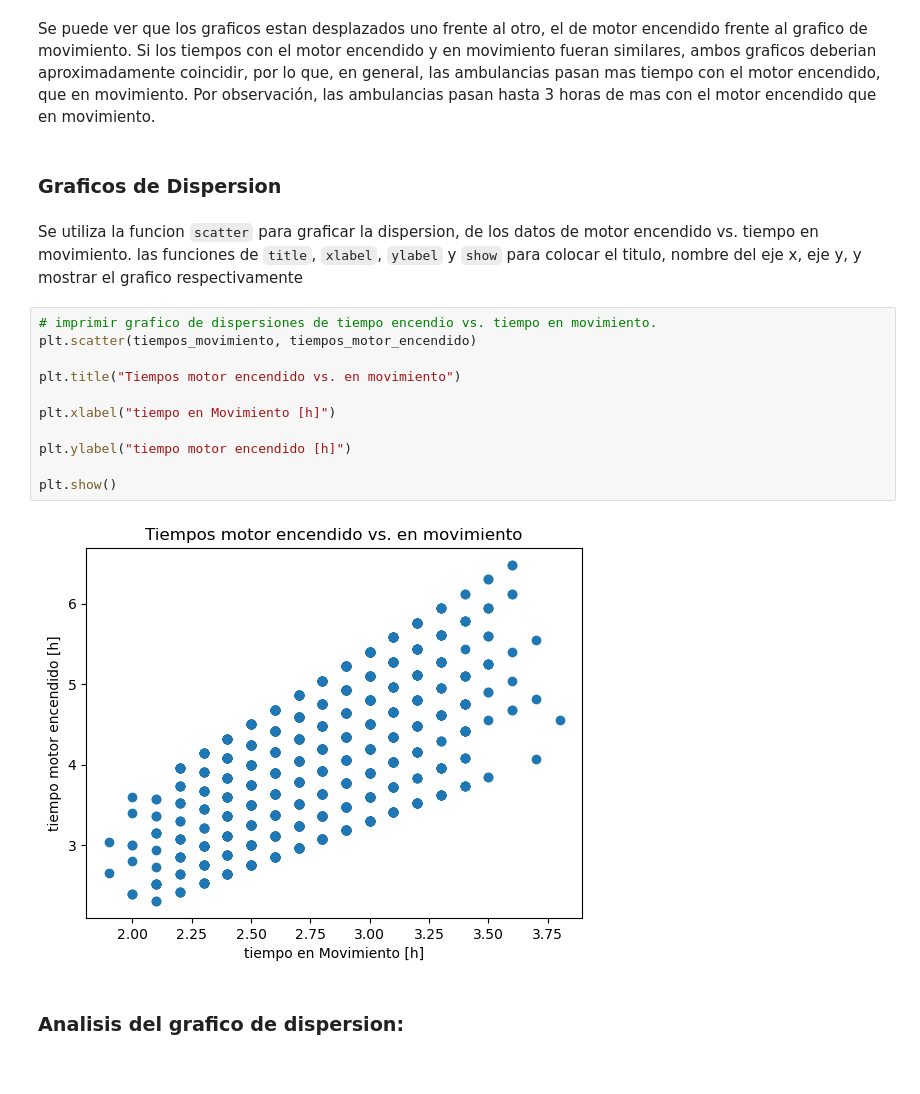
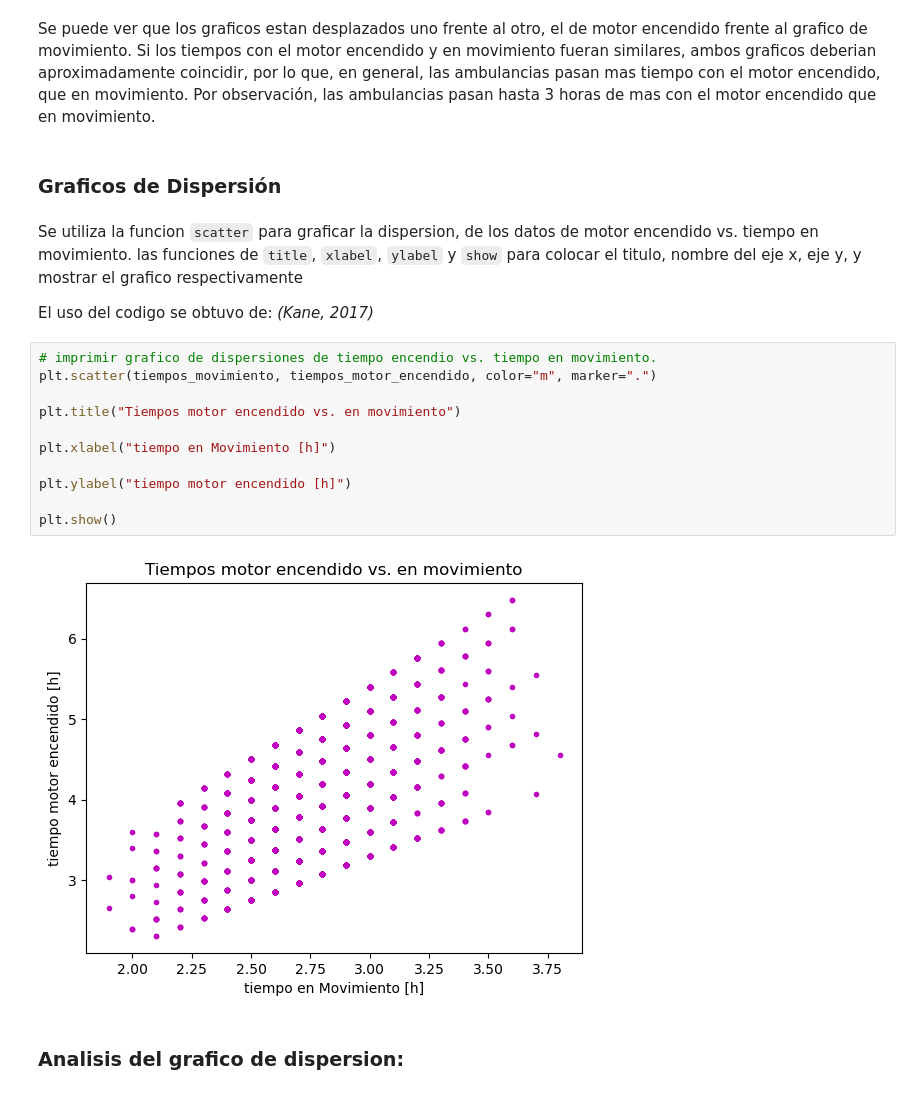
Before and after one commit to josejjgs1923/trabajos-pad, a Jupyter notebook: Tarea1_Juan_Jose_Garcia_Grupo13.ipynb, the cells around one changed output. Saved outputs shown, nothing was run; the diff lists cells and outputs as text.

```diff
--- a/G13_JuanJoseGarciaSanchez_Tarea1.ipynb
+++ b/Tarea1_Juan_Jose_Garcia_Grupo13.ipynb
@@ -288,22 +308,24 @@ plt.show()
 # %% [markdown]
 Se puede ver que los graficos estan desplazados uno frente al otro, el de motor encendido frente al grafico de movimiento. Si los tiempos con el motor encendido y en movimiento fueran similares, ambos graficos deberian aproximadamente coincidir, por lo que, en general, las ambulancias pasan mas tiempo con el motor encendido, que en movimiento. Por observación, las ambulancias pasan hasta 3 horas de mas con el motor encendido que en movimiento.
 # %% [markdown]
-### Graficos de Dispersion
+### Graficos de Dispersión
 # %% [markdown]
 Se utiliza la funcion `scatter` para graficar la dispersion, de los datos de motor encendido vs. tiempo en movimiento. las funciones de `title`, `xlabel`, `ylabel` y `show` para colocar el titulo, nombre del eje x, eje y, y mostrar el grafico respectivamente
+
+El uso del codigo se obtuvo de: *(Kane, 2017)*
 # %%
 # imprimir grafico de dispersiones de tiempo encendio vs. tiempo en movimiento.
-plt.scatter(tiempos_movimiento, tiempos_motor_encendido)
+plt.scatter(tiempos_movimiento, tiempos_motor_encendido, color="m", marker=".")
 
 plt.title("Tiempos motor encendido vs. en movimiento")
 
 plt.xlabel("tiempo en Movimiento [h]")
 
 plt.ylabel("tiempo motor encendido [h]")
 
 plt.show()
 # %% [output]
-[figure, old version]
+[figure, new version]
 # %% [markdown]
 ### Analisis del grafico de dispersion:
 # %% [markdown]
```
Also changed, not shown: parts of 12 cells of this notebook.
